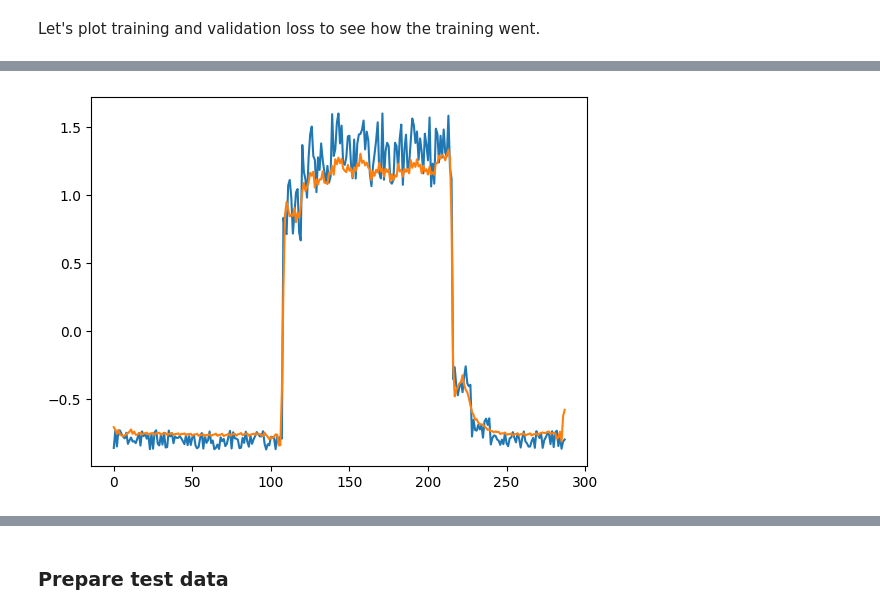
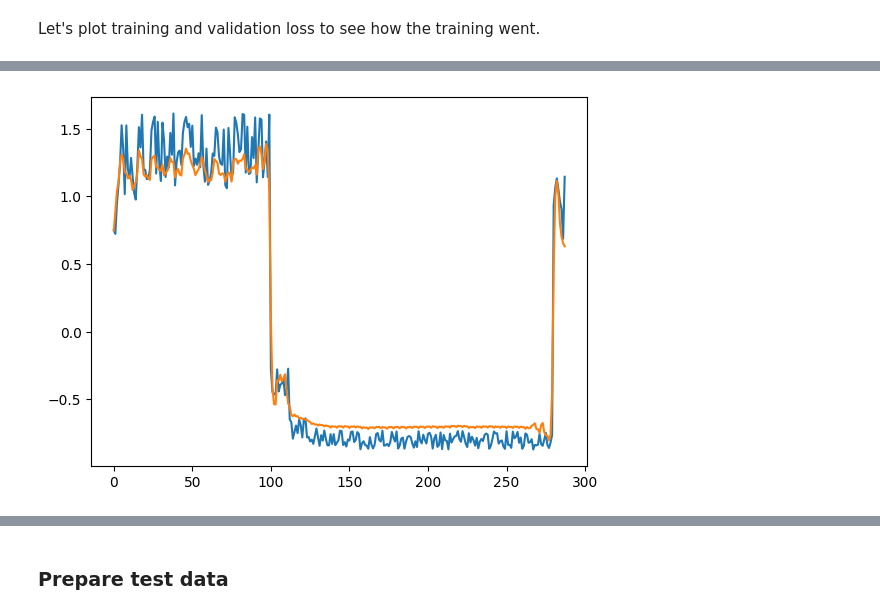
Before and after one commit to orkungedik/ml, a Jupyter notebook: examples/timeseries/ipynb/timeseries_anomaly_detection.ipynb, the cells around one changed output, grey strips where cells are left out. Drawn from its saved outputs; the diff is of its cells as text; code cells hidden in the pictures.

```diff
--- a/examples/timeseries/ipynb/timeseries_anomaly_detection.ipynb
+++ b/examples/timeseries/ipynb/timeseries_anomaly_detection.ipynb
@@ -82,11 +82,15 @@ TIME_STEPS = 288
 # Generated training sequences for use in the model.
 def create_sequences(values, time_steps=TIME_STEPS):
     output = []
-    for i in range(len(values) - time_steps + 1):
+    print(len(values))
+    for i in range(len(values)-287):
+        #print(i, (i + time_steps))
         output.append(values[i : (i + time_steps)])
     return np.stack(output)
 
 
 x_train = create_sequences(df_training_value.values)
 print("Training input shape: ", x_train.shape)
+
+x_train[0][1],x_train[1][0]
 # %% [output]
@@ -215,7 +221,7 @@ Reconstruction error threshold:  0.11037715551747024
 # %%
 # Checking how the first sequence is learnt
-plt.plot(x_train[0])
-plt.plot(x_train_pred[0])
+plt.plot(x_train[2708])
+plt.plot(x_train_pred[2708])
 plt.show()
 # %% [output]
-[figure, old version]
+[figure, new version]
```
Also changed, not shown: parts of 8 cells of this notebook.
